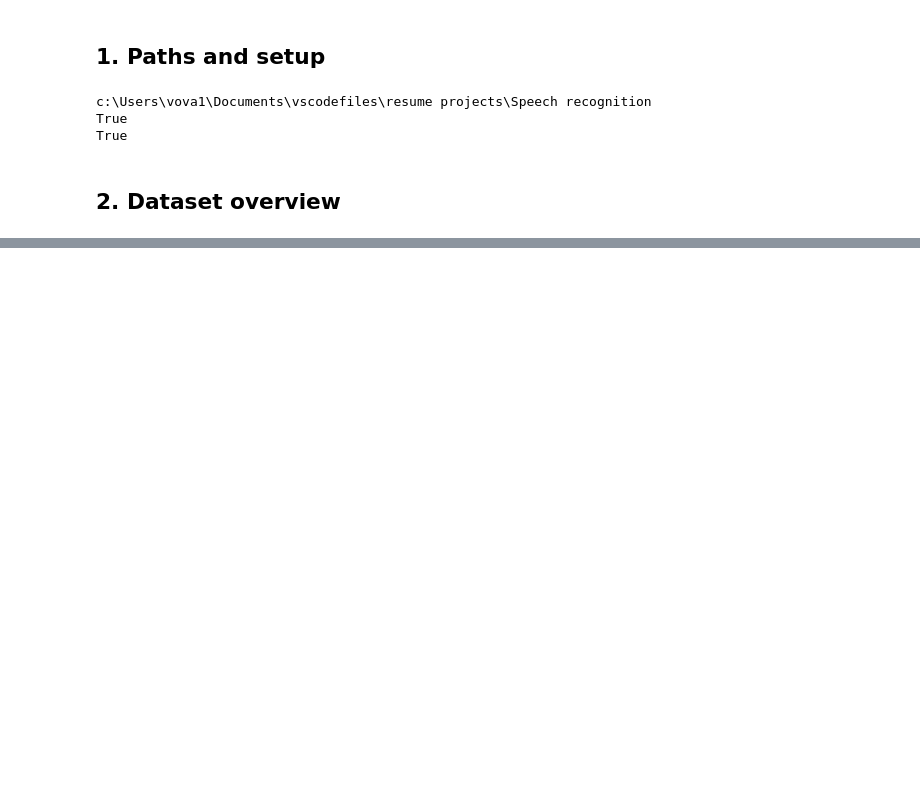
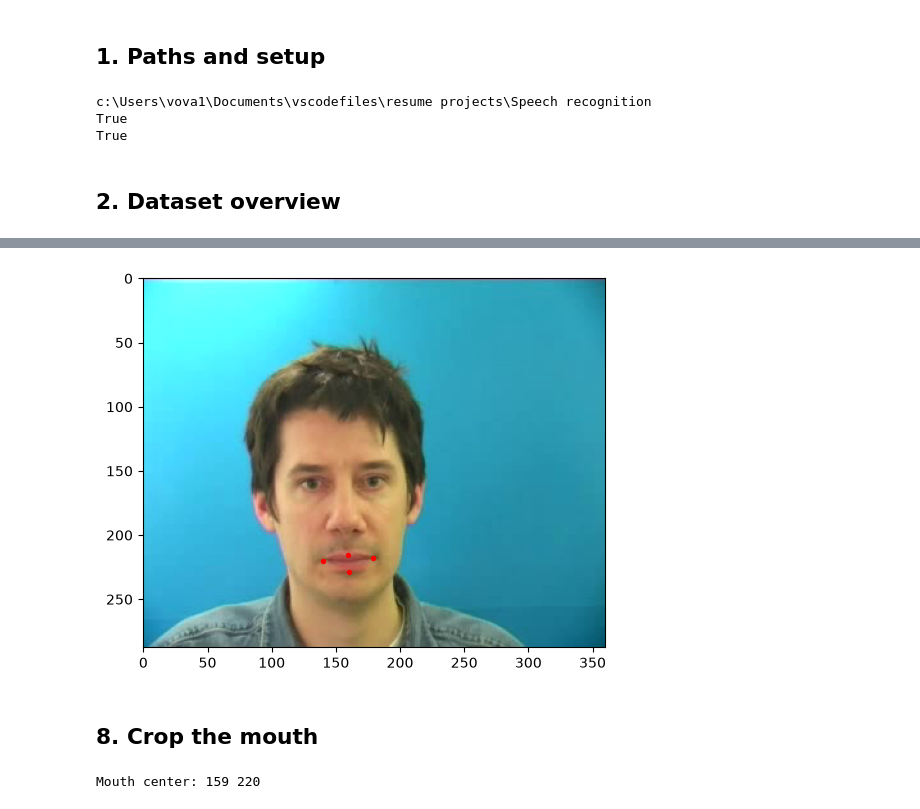
Before and after one commit to Vlvasile/lip-reading-grid, a Jupyter notebook: notebooks/01_load_data.ipynb, the cells around one changed output, grey strips where cells are left out. Saved outputs shown, nothing was run; the diff lists cells and outputs as text; code cells hidden in the pictures; blank space fills up the shorter version.

```diff
--- a/notebooks/01_load_data.ipynb
+++ b/notebooks/01_load_data.ipynb
@@ -68,0 +297,38 @@ Unique words: 53
+# %%
+LIP_POINTS = [61, 291, 0, 17]
+
+height = rgb_frame.shape[0]
+width = rgb_frame.shape[1]
+
+plt.imshow(rgb_frame)
+
+for index in LIP_POINTS:
+    point = landmarks[index]
+    x = point.x * width
+    y = point.y * height
+    plt.scatter(x, y, color="red", s=8)
+
+plt.show()
+# %% [output]
+[figure, added]
+# %% [markdown]
+## 8. Crop the mouth
+# %%
+def get_mouth_center(landmarks, width, height):
+    xs = []
+    ys = []
+
+    for index in LIP_POINTS:
+        point = landmarks[index]
+        xs.append(point.x * width)
+        ys.append(point.y * height)
+
+    center_x = int(sum(xs) / len(xs))
+    center_y = int(sum(ys) / len(ys))
+    return center_x, center_y
+
+
+center_x, center_y = get_mouth_center(landmarks, width, height)
+print("Mouth center:", center_x, center_y)
+# %% [output]
+Mouth center: 159 220
```
Also changed, not shown: parts of 37 cells of this notebook, 2 other files.
